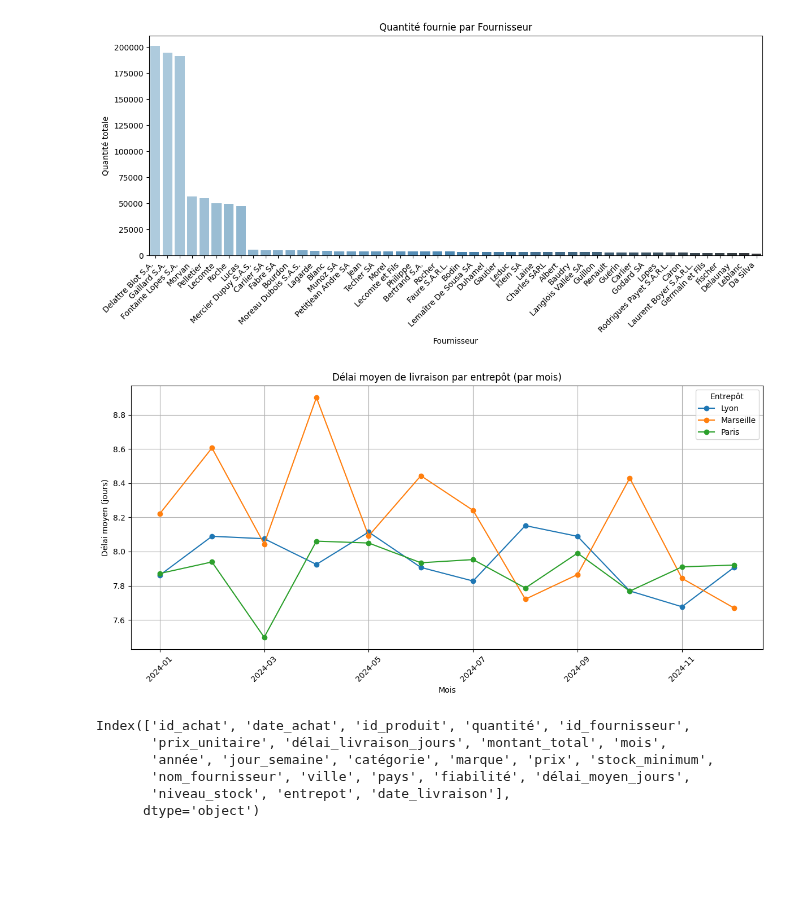
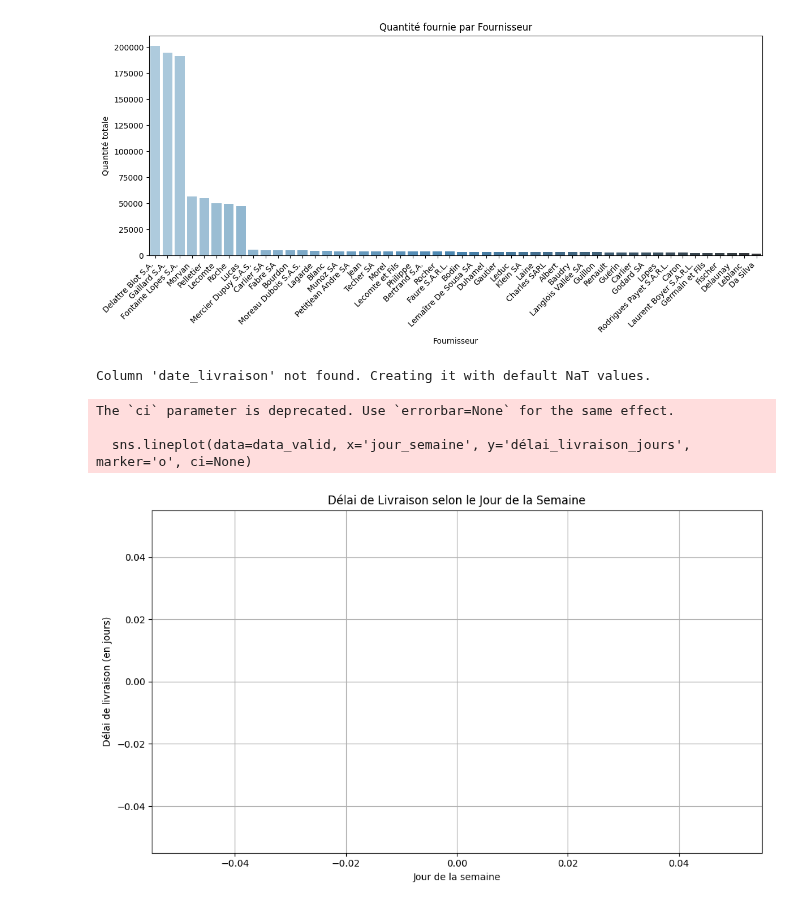
Before and after one commit to Fanaingamampiandra/Projet_Supply_chain, a Jupyter notebook: stephanie/achat_prod_fourn_stock.ipynb, the cells around one changed output. Saved outputs shown, nothing was run; the diff lists cells and outputs as text; code cells hidden in the pictures; blank space fills up the shorter version.

```diff
--- a/stephanie/achat_prod_fourn_stock.ipynb
+++ b/stephanie/achat_prod_fourn_stock.ipynb
@@ -176,40 +176,43 @@ Passing `palette` without assigning `hue` is deprecated and will be removed in v
   sns.barplot(data=quantite_par_fournisseur, x='nom_fournisseur', y='quantité', palette='Blues_d')
 [figure]
 # %%
-# Créer une colonne 'date' au format AAAA-MM pour grouper par mois
-# Clean the 'date_achat' column by replacing invalid dates with NaT
-data['date_achat'] = pd.to_datetime(data['date_achat'], errors='coerce', format='%Y-%m-%d')
 
-# Drop rows with invalid dates
-data = data.dropna(subset=['date_achat'])
 
-# Create a 'mois_complet' column in the format YYYY-MM for grouping by month
-data['mois_complet'] = data['date_achat'].dt.to_period('M').astype(str)
+# ✅ 1. Assure-toi que les colonnes existent et ont le bon format
+# ✅ 1. Assure-toi que les colonnes existent et ont le bon format
+if 'date_livraison' not in data.columns:
+    print("Column 'date_livraison' not found. Creating it with default NaT values.")
+    data['date_livraison'] = pd.NaT  # Create the column with default NaT values
 
-# Grouper par mois + entrepôt et calculer la moyenne du délai de livraison
-delai_mensuel = data.groupby(['mois_complet', 'entrepot'])['délai_livraison_jours'].mean().reset_index()
+if not pd.api.types.is_datetime64_any_dtype(data['date_livraison']):
+    data['date_livraison'] = pd.to_datetime(data['date_livraison'], errors='coerce')
 
-# Pivot pour créer une colonne par entrepôt (utile pour matplotlib)
-pivot = delai_mensuel.pivot(index='mois_complet', columns='entrepot', values='délai_livraison_jours')
+# ✅ 2. Extraire le jour de la semaine en français
+jours_fr = {
+    0: 'Lundi', 1: 'Mardi', 2: 'Mercredi', 3: 'Jeudi',
+    4: 'Vendredi', 5: 'Samedi', 6: 'Dimanche'
+}
+data['jour_semaine'] = data['date_livraison'].dt.dayofweek.map(jours_fr)
 
-# Tracer
-pivot.plot(marker='o', figsize=(12, 6))
-plt.title("Délai moyen de livraison par entrepôt (par mois)")
-plt.xlabel("Mois")
-plt.ylabel("Délai moyen (jours)")
-plt.xticks(rotation=45)
+# ✅ 3. Ordonner les jours correctement
+ordre_jours = ['Lundi', 'Mardi', 'Mercredi', 'Jeudi', 'Vendredi', 'Samedi', 'Dimanche']
+data['jour_semaine'] = pd.Categorical(data['jour_semaine'], categories=ordre_jours, ordered=True)
+
+# ✅ 4. Vérifier qu’il y a bien des données sans NaN
+data_valid = data.dropna(subset=['jour_semaine', 'délai_livraison_jours'])
+
+# ✅ 5. Line plot
+plt.figure(figsize=(10, 6))
+sns.lineplot(data=data_valid, x='jour_semaine', y='délai_livraison_jours', marker='o', ci=None)
+plt.title('Délai de Livraison selon le Jour de la Semaine')
+plt.xlabel('Jour de la semaine')
+plt.ylabel('Délai de livraison (en jours)')
 plt.grid(True)
 plt.tight_layout()
-plt.legend(title="Entrepôt")
 plt.show()
 # %% [output]
+Column 'date_livraison' not found. Creating it with default NaT values.
+The `ci` parameter is deprecated. Use `errorbar=None` for the same effect.
+
+  sns.lineplot(data=data_valid, x='jour_semaine', y='délai_livraison_jours', marker='o', ci=None)
-[figure, old version]
+[figure, new version]
-# %%
-print(data.columns)
-# %% [output]
-Index(['id_achat', 'date_achat', 'id_produit', 'quantité', 'id_fournisseur',
-       'prix_unitaire', 'délai_livraison_jours', 'montant_total', 'mois',
-       'année', 'jour_semaine', 'catégorie', 'marque', 'prix', 'stock_minimum',
-       'nom_fournisseur', 'ville', 'pays', 'fiabilité', 'délai_moyen_jours',
-       'niveau_stock', 'entrepot', 'date_livraison'],
-      dtype='object')
```
